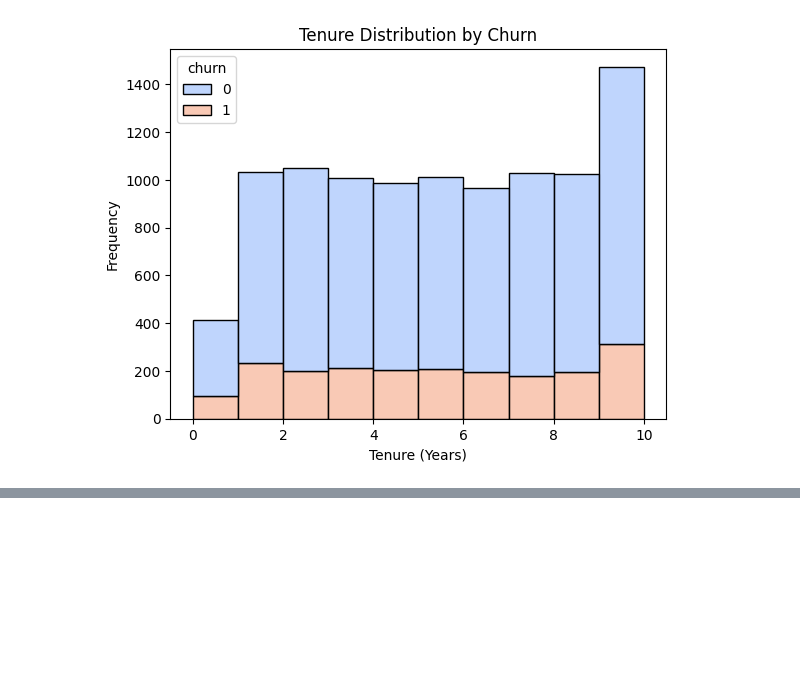
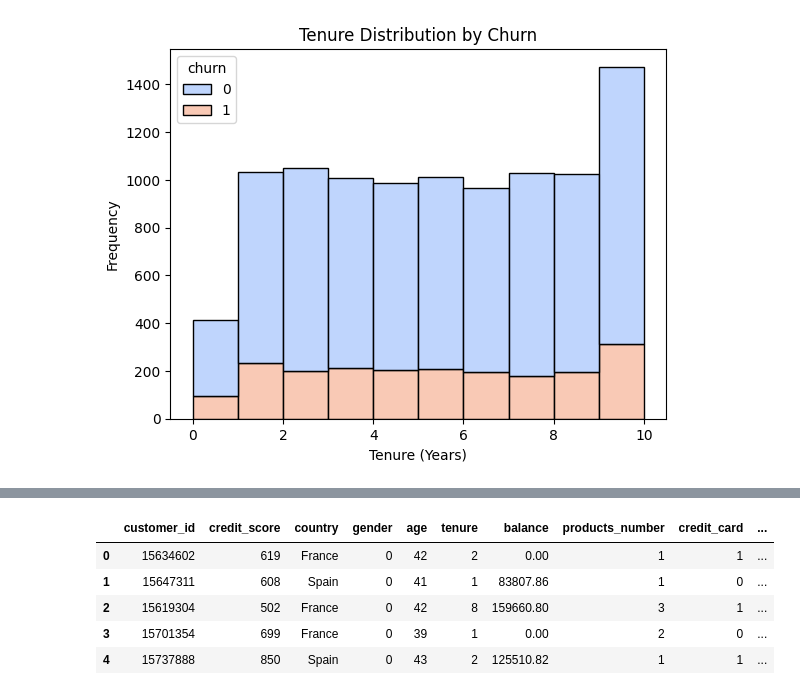
Before and after one commit to Fady-Faltaows/Customer-Churn-Prediction, a Jupyter notebook: churn_customer.ipynb, the cells around one changed output, grey strips where cells are left out. Cells and saved outputs as stored; diff of their text form; code cells hidden in the pictures; blank space fills up the shorter version.

```diff
--- a/churn_customer.ipynb
+++ b/churn_customer.ipynb
@@ -268,0 +313,16 @@ These questions will guide our analysis and model development, ensuring we addre
+# %%
+from sklearn.preprocessing import LabelEncoder
+
+# Label Encoding for gender column
+label_encoder = LabelEncoder()
+data['gender'] = label_encoder.fit_transform(data['gender'])
+
+# Display the data after modification
+data.head()
+# %% [output]
+|  | customer_id | credit_score | country | gender | age | tenure | balance | products_number | credit_card | ... |
+| 0 | 15634602 | 619 | France | 0 | 42 | 2 | 0.00 | 1 | 1 | ... |
+| 1 | 15647311 | 608 | Spain | 0 | 41 | 1 | 83807.86 | 1 | 0 | ... |
+| 2 | 15619304 | 502 | France | 0 | 42 | 8 | 159660.80 | 3 | 1 | ... |
+| 3 | 15701354 | 699 | France | 0 | 39 | 1 | 0.00 | 2 | 0 | ... |
+| 4 | 15737888 | 850 | Spain | 0 | 43 | 2 | 125510.82 | 1 | 1 | ... |
```
Also changed, not shown: parts of 10 cells of this notebook.
